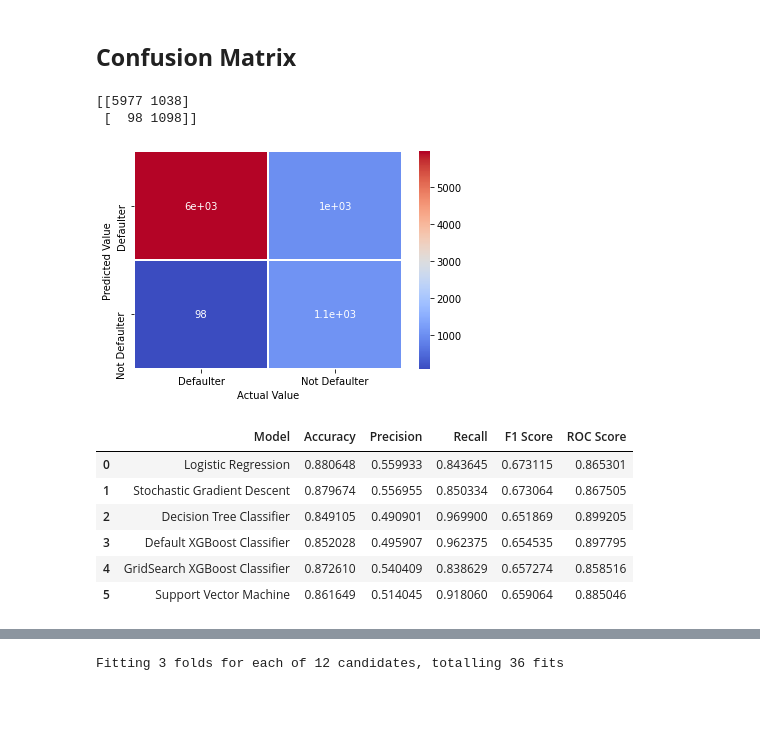
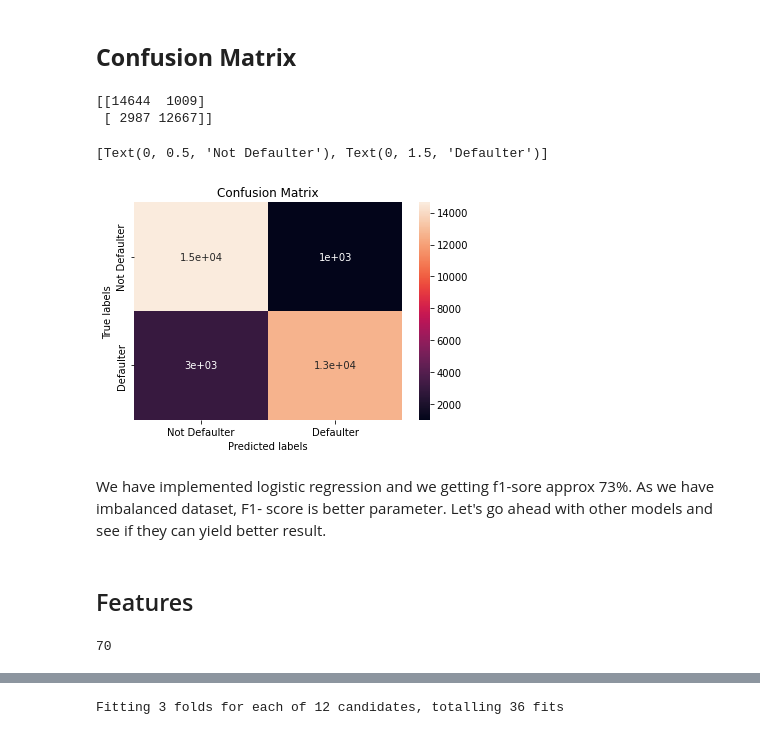
Before and after one commit to sanjaykhadanga/credit-card-default-prediction, a Jupyter notebook: Credit_Card_Default_Prediction_(sanjay)_Capstone_Project.ipynb, the cells around one changed output, grey strips where cells are left out. Cells and saved outputs as stored; diff of their text form; code cells hidden in the pictures; blank space fills up the shorter version.

```diff
--- a/Credit_Card_Default_Prediction_(sanjay)_Capstone_Project.ipynb
+++ b/Credit_Card_Default_Prediction_(sanjay)_Capstone_Project.ipynb
@@ -873,13 +855,15 @@ credit_df_logistic.head()
 | 3 | 50000 | 0 | 37 | 0 | 0 | 174713 | ... |
 | 4 | 50000 | 1 | 57 | 0 | -2 | 44620 | ... |
 # %%
-X = credit_df_logistic.drop(['default_payment_next_month'],axis=1)
+X = credit_df_logistic.drop(['default_payment_next_month','total_Payement_Value','Dues'],axis=1)
 y = credit_df_logistic['default_payment_next_month']
 # %%
 columns = X.columns
 # %%
 scaler = StandardScaler()
 X = scaler.fit_transform(X)
+# %%
+X_train, X_test, y_train, y_test = train_test_split(X, y, test_size=0.33, random_state=42, stratify = y)
 # %%
 param_grid = {'penalty':['l1','l2'], 'C' : [0.001, 0.01, 0.1, 1, 10, 100, 1000] }
 # %%
@@ -1175,8 +1113,0 @@ print("The roc_score on test data is ", test_roc_score_rf)
-# %%
-from sklearn import svm
-
-#Create a svm Classifier
-svm_model = svm.SVC(kernel='poly',gamma='scale',probability=True)
-
-#Train the model using the training sets
-svm_model.fit(X_train, y_train)
@@ -1218,32 +1114,31 @@ print("The roc_score on test data is ", svm_test_roc_auc)
 # %% [markdown]
 ## **Confusion Matrix**
-# %%
-print(svm_test_confusion_matrix)
-# %% [output]
-[[5977 1038]
- [  98 1098]]
+# %%
+# Get the confusion matrix for both train and test
+cm_rf = confusion_matrix(y_train, train_class_preds)
+print(cm_rf)
+# %% [output]
+[[14644  1009]
+ [ 2987 12667]]
 # %%
-labels = ['Defaulter', 'Not Defaulter']
+labels = ['Not Defaulter', 'Defaulter']
 ax= plt.subplot()
-sns.heatmap(svm_test_confusion_matrix, annot= True, linewidths=1, cmap='coolwarm', ax= ax)
+sns.heatmap(cm_rf, annot=True, ax = ax) #annot=True to annotate cells
+
+# labels, title and ticks
+ax.set_xlabel('Predicted labels')
+ax.set_ylabel('True labels')
+ax.set_title('Confusion Matrix')
 ax.xaxis.set_ticklabels(labels)
 ax.yaxis.set_ticklabels(labels)
-plt.xlabel('Actual Value')
-plt.ylabel('Predicted Value')
-plt.show()
 # %% [output]
+[Text(0, 0.5, 'Not Defaulter'), Text(0, 1.5, 'Defaulter')]
-[figure, old version]
+[figure, new version]
-# %%
-model = pd.DataFrame([['Support Vector Machine', svm_test_accuracy, svm_test_precision, svm_test_recall,
-                         svm_test_f1score, svm_test_roc_auc]],
-               columns = ['Model', 'Accuracy', 'Precision', 'Recall', 'F1 Score','ROC Score'])
-model_results= model_results.append(model, ignore_index = True)
-model_results
-# %% [output]
-|  | Model | Accuracy | Precision | Recall | F1 Score | ROC Score |
-| 0 | Logistic Regression | 0.880648 | 0.559933 | 0.843645 | 0.673115 | 0.865301 |
-| 1 | Stochastic Gradient Descent | 0.879674 | 0.556955 | 0.850334 | 0.673064 | 0.867505 |
-| 2 | Decision Tree Classifier | 0.849105 | 0.490901 | 0.969900 | 0.651869 | 0.899205 |
-| 3 | Default XGBoost Classifier | 0.852028 | 0.495907 | 0.962375 | 0.654535 | 0.897795 |
-| 4 | GridSearch XGBoost Classifier | 0.872610 | 0.540409 | 0.838629 | 0.657274 | 0.858516 |
-| 5 | Support Vector Machine | 0.861649 | 0.514045 | 0.918060 | 0.659064 | 0.885046 |
+# %% [markdown]
+We have implemented logistic regression and we getting f1-sore approx 73%. As we have imbalanced dataset, F1- score is better parameter. Let's go ahead with other models and see if they can yield better result.
+# %% [markdown]
+## Features
+# %%
+len(optimal_rf_clf.feature_importances_)
+# %% [output]
+70
```
Also changed, not shown: parts of 149 cells of this notebook.
